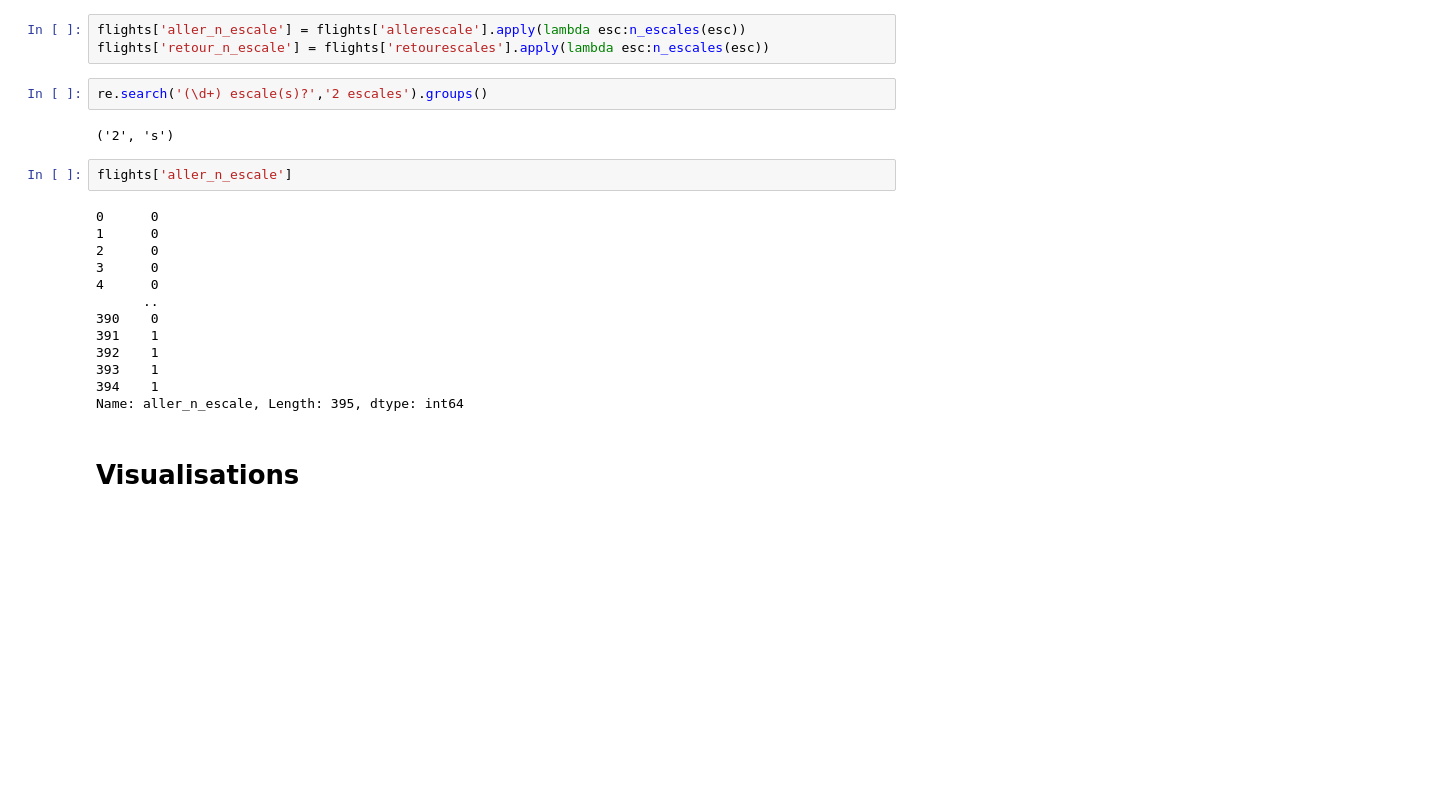
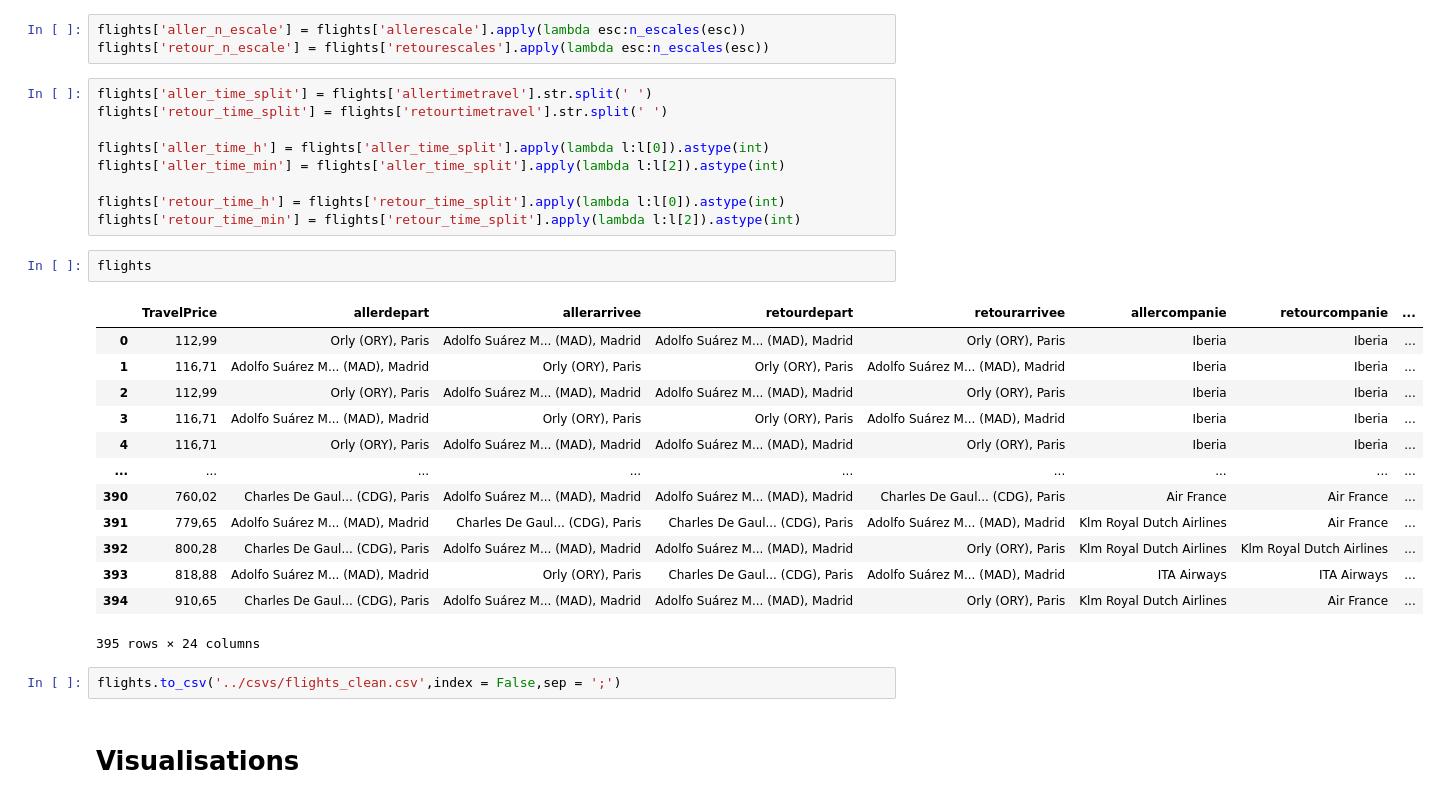
Before and after one commit to Antoine-Cohen/Scraping, a Jupyter notebook: scripts/scraping.ipynb, the cells around one changed output. Saved outputs shown, nothing was run; the diff lists cells and outputs as text; blank space fills up the shorter version.

```diff
--- a/scripts/scraping.ipynb
+++ b/scripts/scraping.ipynb
@@ -144,25 +158,33 @@ def n_escales(esc):
 # %%
 flights['aller_n_escale'] = flights['allerescale'].apply(lambda esc:n_escales(esc))
 flights['retour_n_escale'] = flights['retourescales'].apply(lambda esc:n_escales(esc))
-# %%
-re.search('(\d+) escale(s)?','2 escales').groups()
-# %% [output]
-('2', 's')
+# %%
+flights['aller_time_split'] = flights['allertimetravel'].str.split(' ')
+flights['retour_time_split'] = flights['retourtimetravel'].str.split(' ')
+
+flights['aller_time_h'] = flights['aller_time_split'].apply(lambda l:l[0]).astype(int)
+flights['aller_time_min'] = flights['aller_time_split'].apply(lambda l:l[2]).astype(int)
+
+flights['retour_time_h'] = flights['retour_time_split'].apply(lambda l:l[0]).astype(int)
+flights['retour_time_min'] = flights['retour_time_split'].apply(lambda l:l[2]).astype(int)
 # %%
-flights['aller_n_escale']
+flights
 # %% [output]
+|  | TravelPrice | allerdepart | allerarrivee | retourdepart | retourarrivee | allercompanie | retourcompanie | ... |
+| 0 | 112,99 | Orly (ORY), Paris | Adolfo Suárez M... (MAD), Madrid | Adolfo Suárez M... (MAD), Madrid | Orly (ORY), Paris | Iberia | Iberia | ... |
+| 1 | 116,71 | Adolfo Suárez M... (MAD), Madrid | Orly (ORY), Paris | Orly (ORY), Paris | Adolfo Suárez M... (MAD), Madrid | Iberia | Iberia | ... |
+| 2 | 112,99 | Orly (ORY), Paris | Adolfo Suárez M... (MAD), Madrid | Adolfo Suárez M... (MAD), Madrid | Orly (ORY), Paris | Iberia | Iberia | ... |
+| 3 | 116,71 | Adolfo Suárez M... (MAD), Madrid | Orly (ORY), Paris | Orly (ORY), Paris | Adolfo Suárez M... (MAD), Madrid | Iberia | Iberia | ... |
+| 4 | 116,71 | Orly (ORY), Paris | Adolfo Suárez M... (MAD), Madrid | Adolfo Suárez M... (MAD), Madrid | Orly (ORY), Paris | Iberia | Iberia | ... |
+| ... | ... | ... | ... | ... | ... | ... | ... | ... |
+| 390 | 760,02 | Charles De Gaul... (CDG), Paris | Adolfo Suárez M... (MAD), Madrid | Adolfo Suárez M... (MAD), Madrid | Charles De Gaul... (CDG), Paris | Air France | Air France | ... |
+| 391 | 779,65 | Adolfo Suárez M... (MAD), Madrid | Charles De Gaul... (CDG), Paris | Charles De Gaul... (CDG), Paris | Adolfo Suárez M... (MAD), Madrid | Klm Royal Dutch Airlines | Air France | ... |
+| 392 | 800,28 | Charles De Gaul... (CDG), Paris | Adolfo Suárez M... (MAD), Madrid | Adolfo Suárez M... (MAD), Madrid | Orly (ORY), Paris | Klm Royal Dutch Airlines | Klm Royal Dutch Airlines | ... |
+| 393 | 818,88 | Adolfo Suárez M... (MAD), Madrid | Orly (ORY), Paris | Charles De Gaul... (CDG), Paris | Adolfo Suárez M... (MAD), Madrid | ITA Airways | ITA Airways | ... |
+| 394 | 910,65 | Charles De Gaul... (CDG), Paris | Adolfo Suárez M... (MAD), Madrid | Adolfo Suárez M... (MAD), Madrid | Orly (ORY), Paris | Klm Royal Dutch Airlines | Air France | ... |
-0      0
-1      0
-2      0
-3      0
-4      0
-      ..
-390    0
-391    1
-392    1
-393    1
-394    1
-Name: aller_n_escale, Length: 395, dtype: int64
+395 rows × 24 columns
+# %%
+flights.to_csv('../csvs/flights_clean.csv',index = False,sep = ';')
 # %% [markdown]
 # Visualisations
 # %%
```
Also changed, not shown: parts of 4 cells of this notebook.
